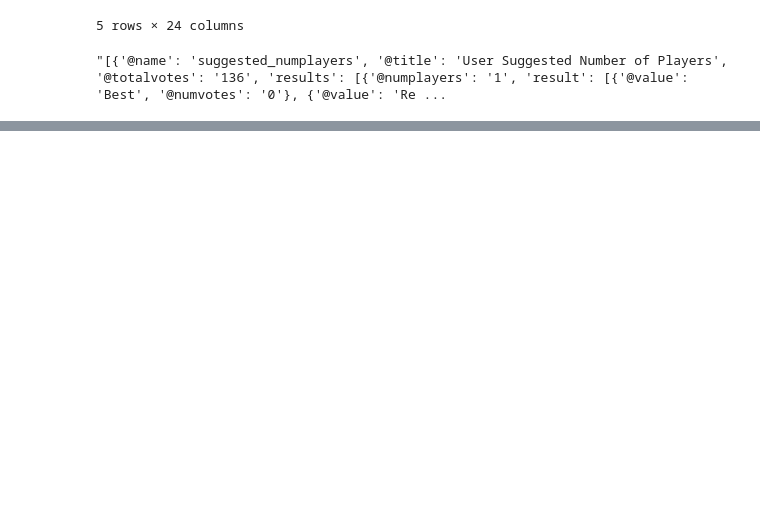
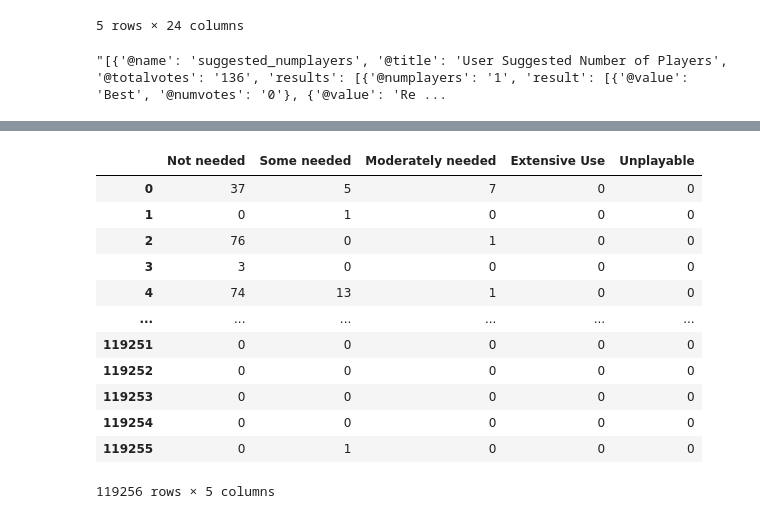
Before and after one commit to trapperkreeper/Project1, a Jupyter notebook: language_related.ipynb, the cells around one changed output, grey strips where cells are left out. Saved outputs shown, nothing was run; the diff lists cells and outputs as text; code cells hidden in the pictures; blank space fills up the shorter version.

```diff
--- a/language_related.ipynb
+++ b/language_related.ipynb
@@ -77,0 +205,25 @@ memory usage: 933.6+ KB
+# %%
+def extract_str_conv_int (d, key):
+    if key in d:
+        return int(d[key])
+    else:
+        return None
+
+for col in df3.columns:
+    df3[col] = df3[col].apply(lambda x: extract_str_conv_int (x, '@numvotes'))
+
+df3
+# %% [output]
+|  | Not needed | Some needed | Moderately needed | Extensive Use | Unplayable |
+| 0 | 37 | 5 | 7 | 0 | 0 |
+| 1 | 0 | 1 | 0 | 0 | 0 |
+| 2 | 76 | 0 | 1 | 0 | 0 |
+| 3 | 3 | 0 | 0 | 0 | 0 |
+| 4 | 74 | 13 | 1 | 0 | 0 |
+| ... | ... | ... | ... | ... | ... |
+| 119251 | 0 | 0 | 0 | 0 | 0 |
+| 119252 | 0 | 0 | 0 | 0 | 0 |
+| 119253 | 0 | 0 | 0 | 0 | 0 |
+| 119254 | 0 | 0 | 0 | 0 | 0 |
+| 119255 | 0 | 1 | 0 | 0 | 0 |
+119256 rows × 5 columns
```
Also changed, not shown: parts of 10 cells of this notebook.
